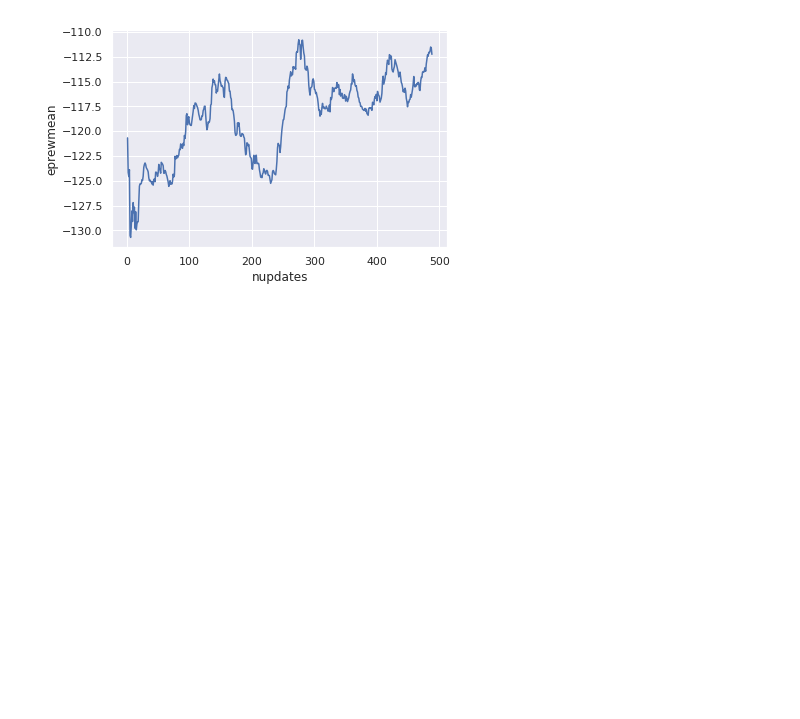
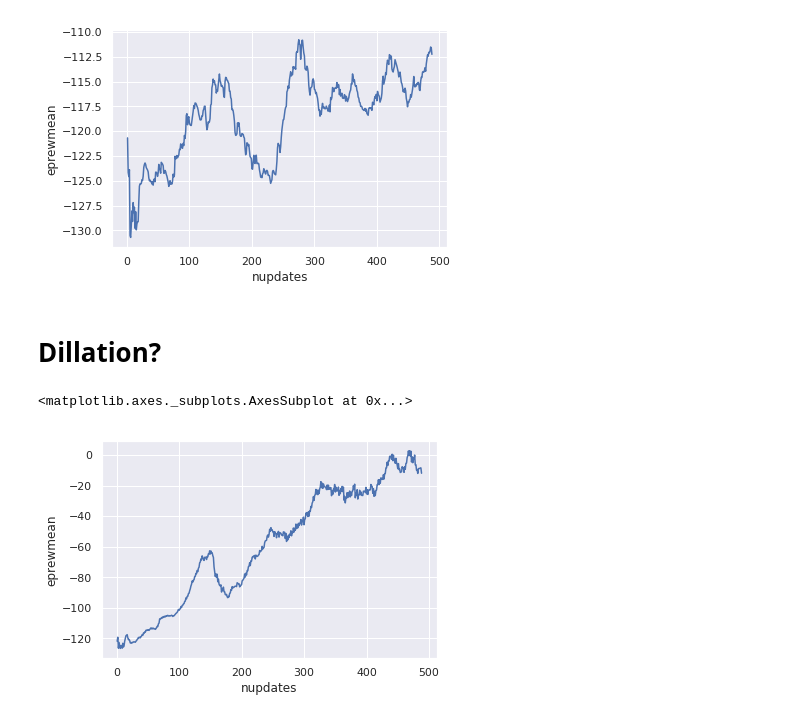
Before and after one commit to tjcdev/mlpgroup009, a Jupyter notebook: analysis/Graphs.ipynb, the cells around one changed output. Drawn from its saved outputs; the diff is of its cells as text; code cells hidden in the pictures; blank space fills up the shorter version.

Commit message:
add dillation analysis

```diff
--- a/analysis/Graphs.ipynb
+++ b/analysis/Graphs.ipynb
@@ -64,3 +64,11 @@ sns.lineplot(x="nupdates", y="eprewmean", data=tl_biphard)
 # %% [output]
 <matplotlib.axes._subplots.AxesSubplot at 0x...>
 [figure]
+# %% [markdown]
+# Dillation?
+# %%
+dil = pd.read_json('consecutive-training.json')
+sns.lineplot(x="nupdates", y="eprewmean", data=dil)
+# %% [output]
+<matplotlib.axes._subplots.AxesSubplot at 0x...>
+[figure, added]
```
Also changed, not shown: 1 other file.
